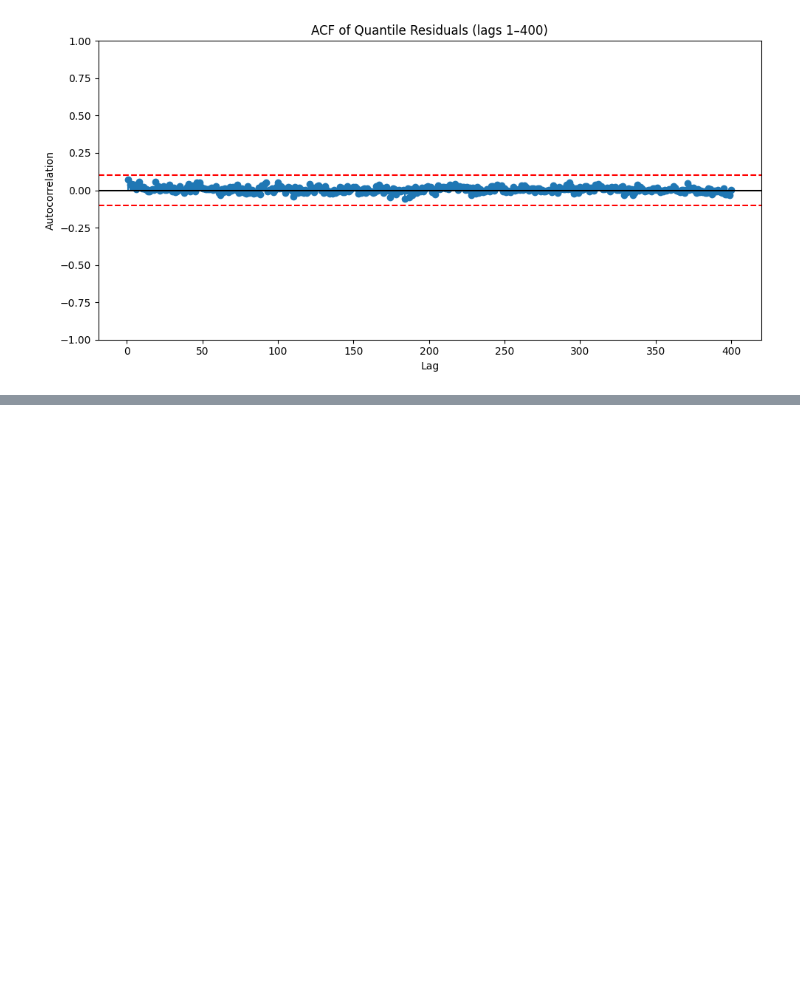
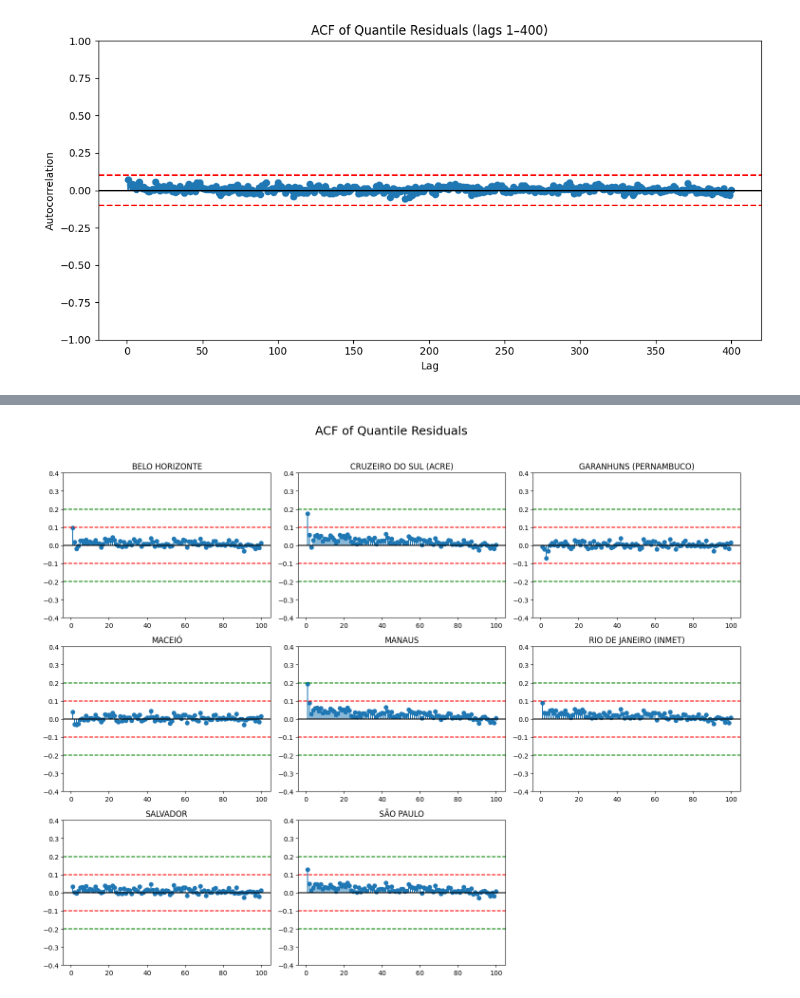
Before and after one commit to ilanGrynszpan/PyGASModels, a Jupyter notebook: more-tvp-model4.ipynb, the cells around one changed output, grey strips where cells are left out. Cells and saved outputs as stored; diff of their text form; code cells hidden in the pictures; blank space fills up the shorter version.

```diff
--- a/more-tvp-model4.ipynb
+++ b/more-tvp-model4.ipynb
@@ -561,0 +1334,39 @@ plt.show()
+# %%
+from statsmodels.tsa.stattools import acf
+
+fig, axes = plt.subplots(nrows, ncols, figsize=(5*ncols, 4*nrows))
+axes = axes.flatten()
+
+for ax in axes[n_models:]:
+    ax.axis("off")
+
+for idx_plot, (k, result) in enumerate(results.items()):
+
+    ax = axes[idx_plot]
+
+    qr = quant[idx_plot]  # stored earlier
+
+    nlags = 100  # 400 too crowded in mosaic
+    acf_vals = acf(qr, nlags=nlags, fft=True)
+    acf_vals_no0 = acf_vals[1:]
+    lags = np.arange(1, nlags+1)
+
+    conf01 = 0.1
+    conf02 = 0.2
+
+    ax.stem(lags, acf_vals_no0, basefmt=" ")
+    ax.axhline(0, color="black")
+    ax.axhline(conf01, color="red", linestyle="--")
+    ax.axhline(-conf01, color="red", linestyle="--")
+    ax.axhline(conf02, color="green", linestyle="--")
+    ax.axhline(-conf02, color="green", linestyle="--")
+
+    ax.set_title(k)
+    ax.set_ylim(-0.4, 0.4)
+
+fig.suptitle("ACF of Quantile Residuals", fontsize=18)
+plt.tight_layout(rect=[0, 0, 1, 0.96])
+plt.savefig("ACF_quantile_mosaic.png", dpi=300)
+plt.show()
+# %% [output]
+[figure, added]
```
Also changed, not shown: parts of 52 cells of this notebook, 6 other files.
